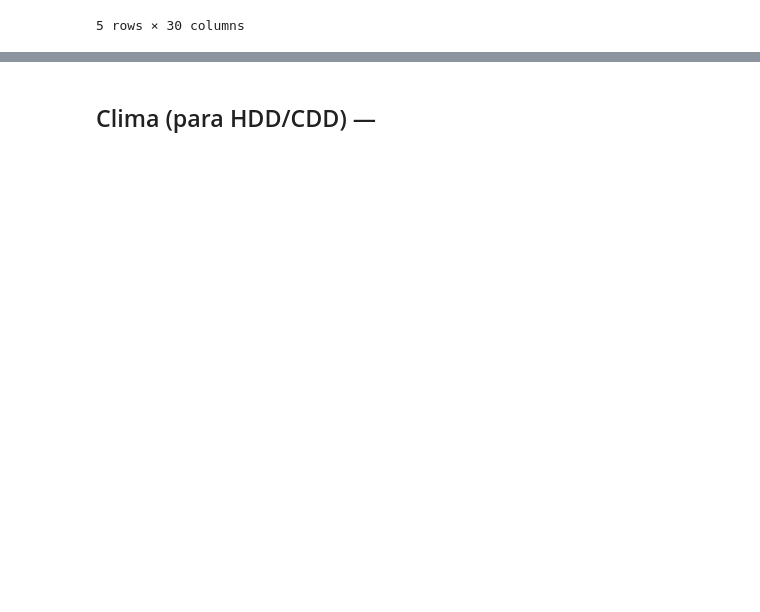
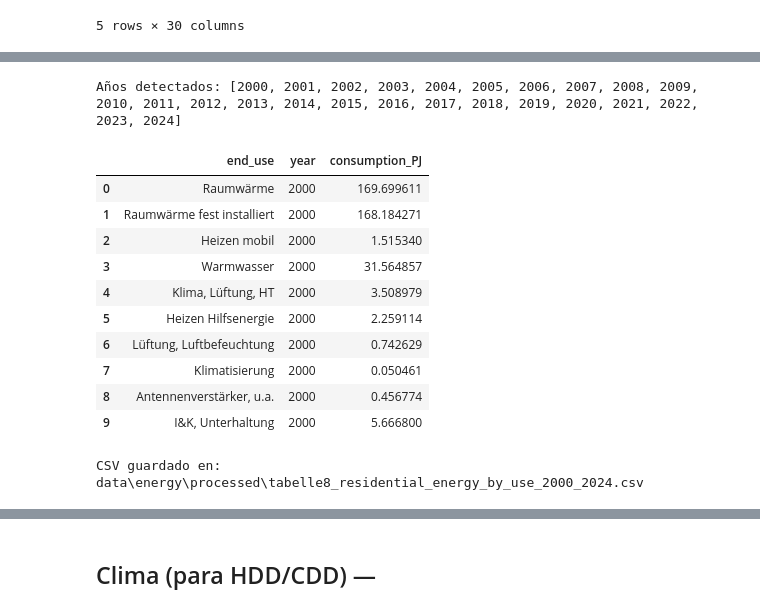
Before and after one commit to franchi2412/visualizaciones-practica, a Jupyter notebook: practica.ipynb, the cells around one changed output, grey strips where cells are left out. Cells and saved outputs as stored; diff of their text form; code cells hidden in the pictures; blank space fills up the shorter version.

```diff
--- a/practica.ipynb
+++ b/practica.ipynb
@@ -77,0 +373,59 @@ df.to_csv(out_path, index=False)
+# %%
+# Ruta y hoja
+path = Path("data/energy/12388-PHH_Webtabellen_2024.xlsx")
+sheet = "Tabelle8"
+
+# 1) Leer usando la cabecera correcta
+df_raw = pd.read_excel(path, sheet_name=sheet, header=5)
+
+# 2) Quitar columnas vacías tipo "Unnamed"
+df_raw = df_raw.loc[:, ~df_raw.columns.astype(str).str.startswith("Unnamed")]
+
+# 3) Renombrar primera columna
+df_raw = df_raw.rename(columns={df_raw.columns[0]: "end_use"})
+
+# 4) Detectar columnas que son años (2000 o 2000.0)
+year_cols = [
+    c for c in df_raw.columns
+    if re.fullmatch(r"\d{4}(\.0)?", str(c))
+]
+
+print("Años detectados:", year_cols)
+
+# 5) Quedarnos solo con usos + años
+df_use = df_raw[["end_use"] + year_cols]
+
+# 6) Pasar a formato largo (tidy)
+df_t8 = df_use.melt(
+    id_vars="end_use",
+    var_name="year",
+    value_name="consumption_PJ"
+)
+
+# 7) Limpiar tipos
+df_t8["year"] = pd.to_numeric(df_t8["year"], errors="coerce").astype(int)
+df_t8 = df_t8.dropna(subset=["consumption_PJ"])
+
+df_t8.head(10)
+# %% [output]
+Años detectados: [2000, 2001, 2002, 2003, 2004, 2005, 2006, 2007, 2008, 2009, 2010, 2011, 2012, 2013, 2014, 2015, 2016, 2017, 2018, 2019, 2020, 2021, 2022, 2023, 2024]
+|  | end_use | year | consumption_PJ |
+| 0 | Raumwärme | 2000 | 169.699611 |
+| 1 | Raumwärme fest installiert | 2000 | 168.184271 |
+| 2 | Heizen mobil | 2000 | 1.515340 |
+| 3 | Warmwasser | 2000 | 31.564857 |
+| 4 | Klima, Lüftung, HT | 2000 | 3.508979 |
+| 5 | Heizen Hilfsenergie | 2000 | 2.259114 |
+| 6 | Lüftung, Luftbefeuchtung | 2000 | 0.742629 |
+| 7 | Klimatisierung | 2000 | 0.050461 |
+| 8 | Antennenverstärker, u.a. | 2000 | 0.456774 |
+| 9 | I&K, Unterhaltung | 2000 | 5.666800 |
+# %%
+out_path = Path("data/energy/processed/tabelle8_residential_energy_by_use_2000_2024.csv")
+out_path.parent.mkdir(parents=True, exist_ok=True)
+
+df_t8.to_csv(out_path, index=False)
+
+print("CSV guardado en:", out_path)
+# %% [output]
+CSV guardado en: data\energy\processed\tabelle8_residential_energy_by_use_2000_2024.csv
```
Also changed, not shown: parts of 40 cells of this notebook, 21 other files.
